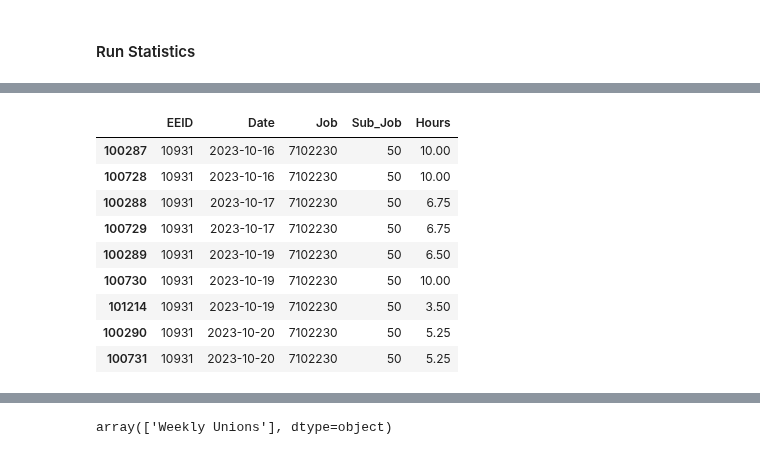
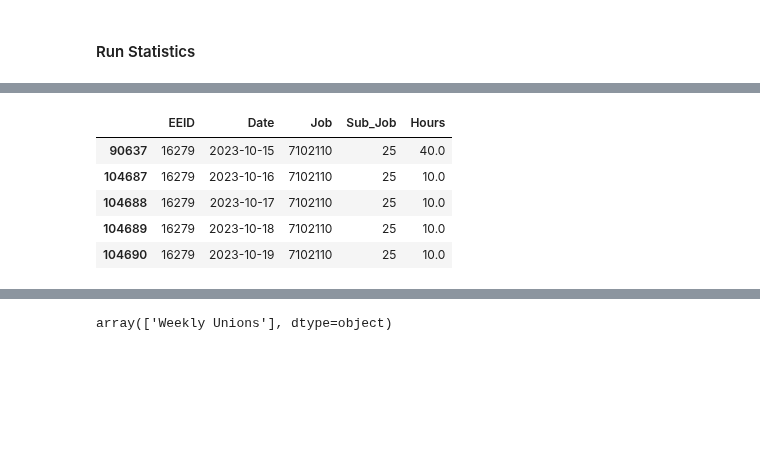
Before and after one commit to jbeachyMoss/LaborHours_Compare, a Jupyter notebook: DataValidation.ipynb, the cells around one changed output, grey strips where cells are left out. Cells and saved outputs as stored; diff of their text form; code cells hidden in the pictures; blank space fills up the shorter version.

```diff
--- a/DataValidation.ipynb
+++ b/DataValidation.ipynb
@@ -62,8 +57,8 @@ wd_pr_df = wd_pr_df_dev.copy()
 # %%
 #Workday Data Manipulation
 #DUPLICATE FILTER - from WQL Query for Reported time Blocks for a Worker
-wql_filter = (wd_pr_df['timeEntryCode.id1'].notna())&(wd_pr_df['historicalStatus']!='94e8c24204d1406897f2758bd5e306d1')&(wd_pr_df[''])
-
+wql_filter = (wd_pr_df['timeEntryCode.id1'].notna())&(wd_pr_df['historicalStatus']!='94e8c24204d1406897f2758bd5e306d1')&(wd_pr_df['isDeleted']==False)
+wd_pr_df = wd_pr_df.loc[wql_filter]
 #Drop Null values if the employee does not have a job/sub job assignment
 wd_pr_df = wd_pr_df.loc[~wd_pr_df['billableProject.descriptor'].isna()]
 #Filter: Solar Jobs Only
@@ -304,18 +303,16 @@ investigate_df.loc[:,cols]#['Employee_BillTransaction_Descriptor'].nunique()
 | 97513 | 10931 | Emily Easterling | 10.0 | True | 10.0 | Not Submitted | ... |
 | 98502 | 10931 | Emily Easterling | 3.5 | False | 0.0 | Never Submitted | ... |
 # %%
-wd_pr_df_comp.loc[(wd_pr_df_comp['EEID']=='10931')&wd_filter].sort_values('Date')
+########### Check this after run
+
+wd_pr_df_comp.loc[(wd_pr_df_comp['EEID']=='16279')&wd_filter].sort_values('Date')
 # %% [output]
 |  | EEID | Date | Job | Sub_Job | Hours |
-| 100287 | 10931 | 2023-10-16 | 7102230 | 50 | 10.00 |
-| 100728 | 10931 | 2023-10-16 | 7102230 | 50 | 10.00 |
-| 100288 | 10931 | 2023-10-17 | 7102230 | 50 | 6.75 |
-| 100729 | 10931 | 2023-10-17 | 7102230 | 50 | 6.75 |
-| 100289 | 10931 | 2023-10-19 | 7102230 | 50 | 6.50 |
-| 100730 | 10931 | 2023-10-19 | 7102230 | 50 | 10.00 |
-| 101214 | 10931 | 2023-10-19 | 7102230 | 50 | 3.50 |
-| 100290 | 10931 | 2023-10-20 | 7102230 | 50 | 5.25 |
-| 100731 | 10931 | 2023-10-20 | 7102230 | 50 | 5.25 |
+| 90637 | 16279 | 2023-10-15 | 7102110 | 25 | 40.0 |
+| 104687 | 16279 | 2023-10-16 | 7102110 | 25 | 10.0 |
+| 104688 | 16279 | 2023-10-17 | 7102110 | 25 | 10.0 |
+| 104689 | 16279 | 2023-10-18 | 7102110 | 25 | 10.0 |
+| 104690 | 16279 | 2023-10-19 | 7102110 | 25 | 10.0 |
 # %%
 wd_pr_df_dev.loc[wd_pr_df_dev['Workers'].str.contains('4082'),['Workers','FrequencySalary',]]
 # %% [output]
```
Also changed, not shown: parts of 5 cells of this notebook.
